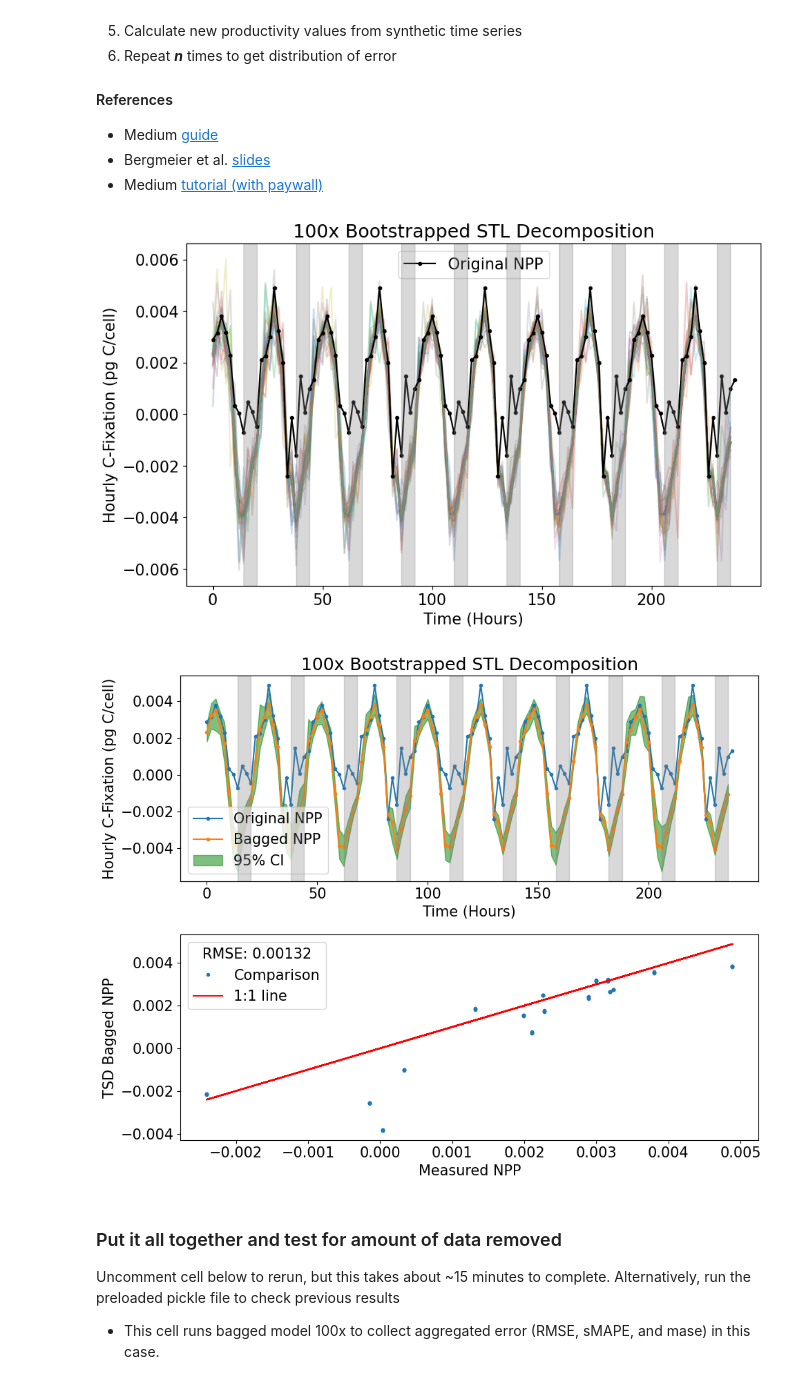
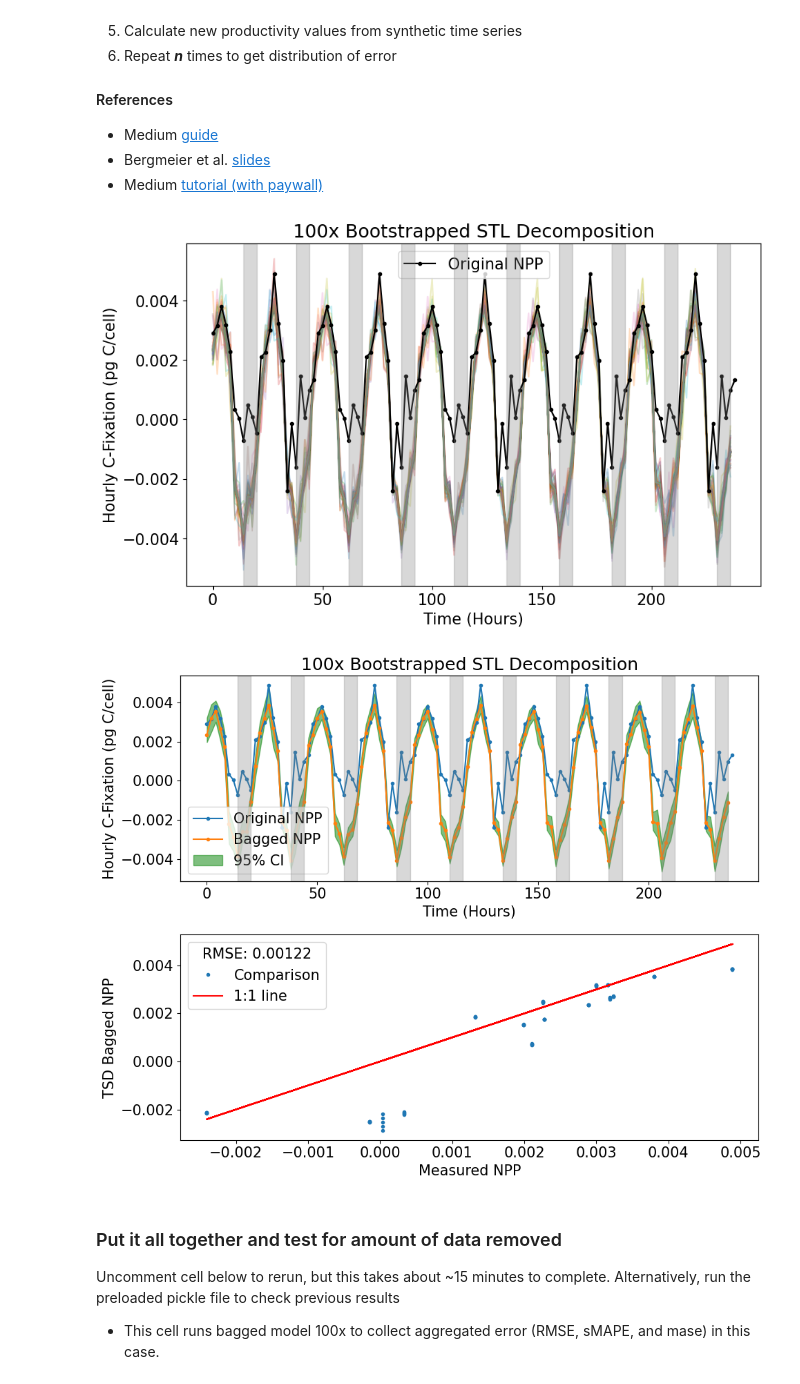
Before and after one commit to klqi/seaflow_tsd, a Jupyter notebook: zinser_simulations.ipynb, the cells around one changed output. Saved outputs shown, nothing was run; the diff lists cells and outputs as text; code cells hidden in the pictures.

```diff
--- a/zinser_simulations.ipynb
+++ b/zinser_simulations.ipynb
@@ -181,18 +181,18 @@ fig,rmse=plot_productivity(baseline)
 # %%
 # run bootstrapping to get list of new dataframes
 runs=100
-mbb_df, mbb_data=run_bootstrapping(tsd_df, runs=runs)
+mbb_df, mbb_data=run_bootstrapping(tsd_df, model='STL',runs=runs)
 plot_bootstrapping(mbb_df, mbb_data, runs)
 # %% [output]
-[figure, old version]
+[figure, new version]
 # %%
 # perform bagging on bootstrapped data
 bagged=bagging_results(mbb_data)
 
 ## plot results
-fig,rmse=plot_bagging(bagged)
+fig,rmse=plot_bagging(bagged, model='STL')
 # %% [output]
-[figure, old version]
+[figure, new version]
 # %% [markdown]
 ### Put it all together and test for amount of data removed
 Uncomment cell below to rerun, but this takes about ~15 minutes to complete. Alternatively, run the preloaded pickle file to check previous results
```
Also changed, not shown: parts of 13 cells of this notebook, 10 other files.
